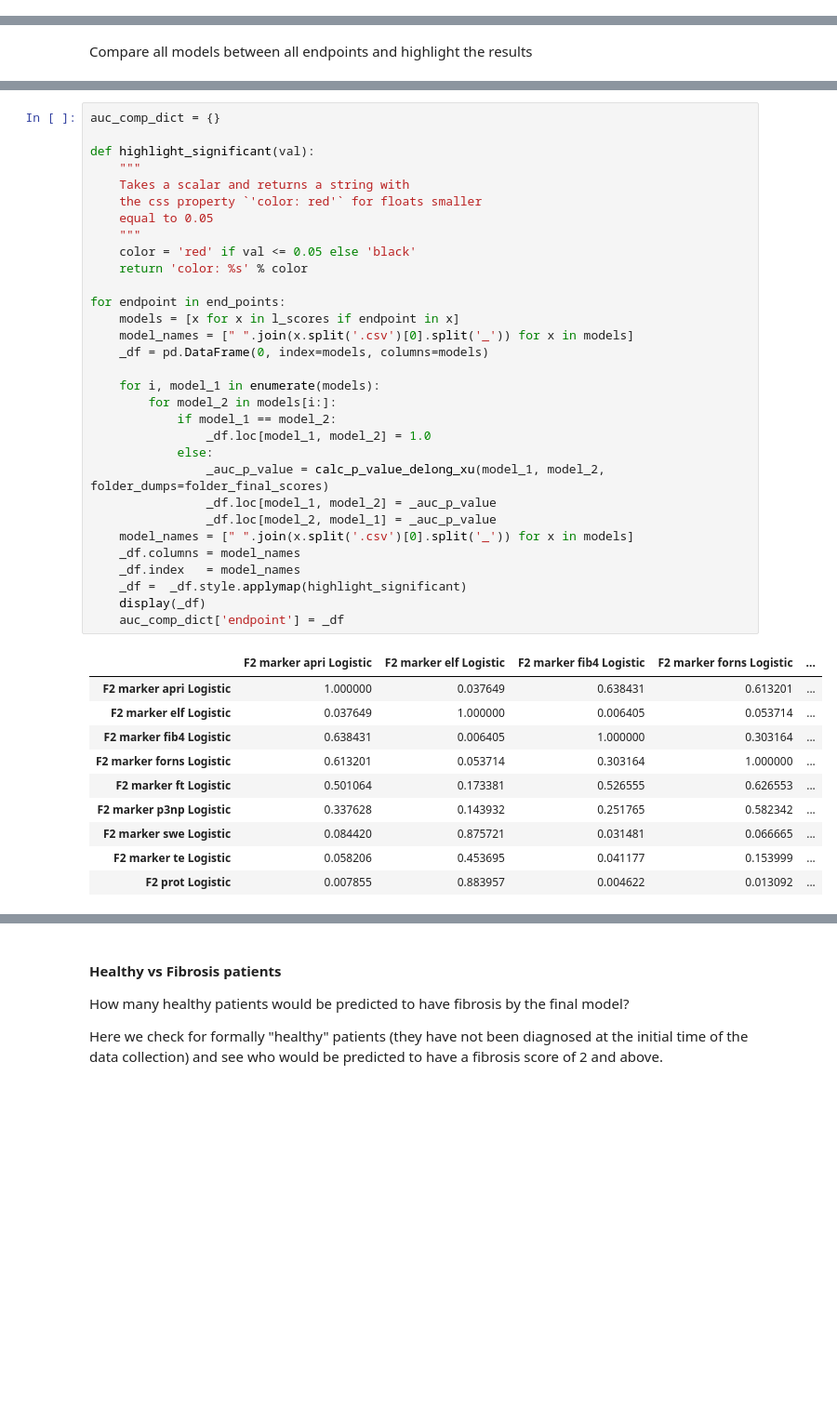
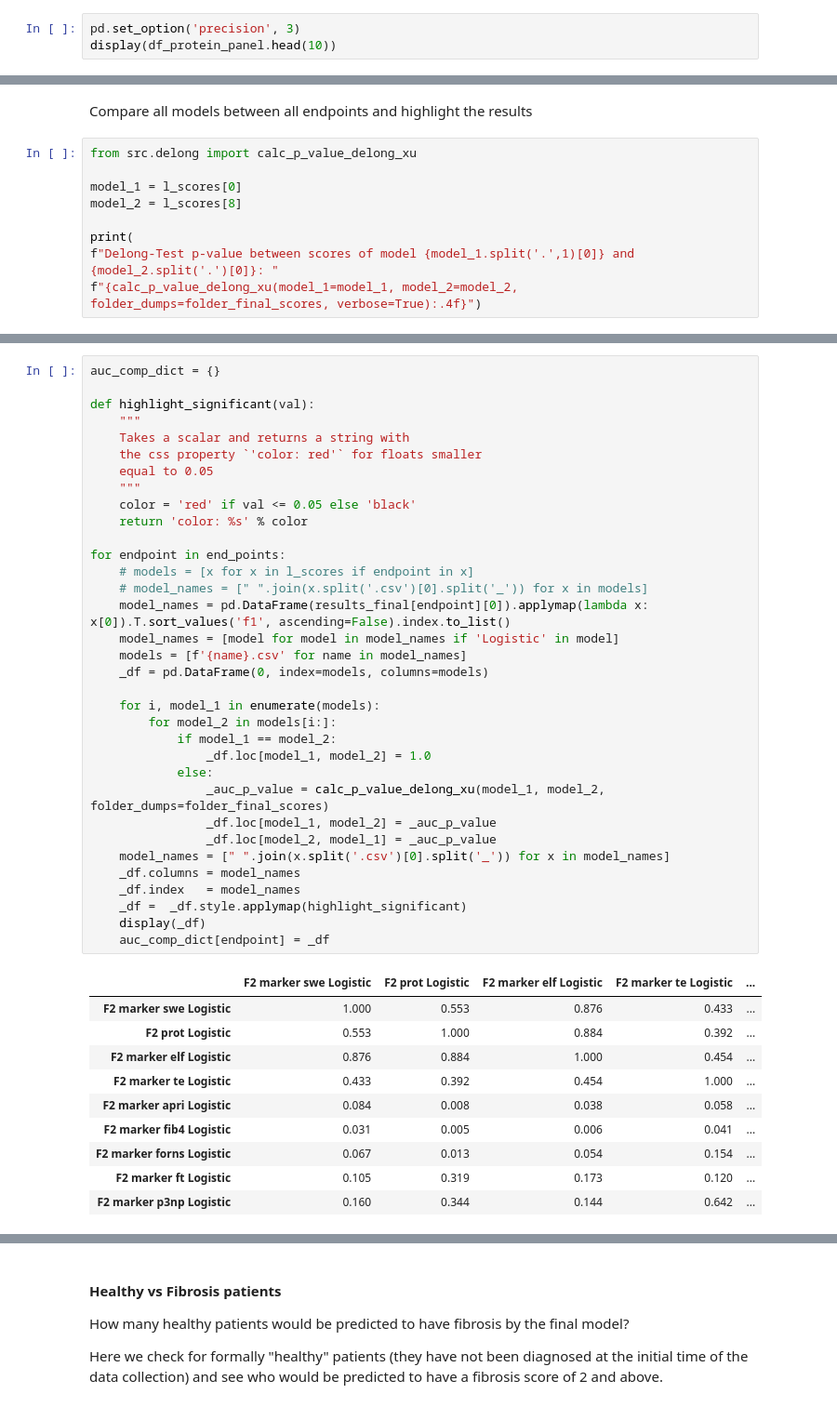
Before and after one commit to llniu/ALD-study, a Jupyter notebook: ald_analysis_hw.ipynb, the cells around one changed output, grey strips where cells are left out. Shown at 93% size. Cells and saved outputs as stored; diff of their text form; blank space fills up the shorter version.

Commit message:
add ml protein panel table, save DeLong results

```diff
--- a/ald_analysis_hw.ipynb
+++ b/ald_analysis_hw.ipynb
@@ -1500,0 +1528,3 @@ proteins_selected_I2.T
+# %%
+pd.set_option('precision', 3)
+display(df_protein_panel.head(10))
@@ -2048,2 +2090,11 @@ Delong-Test p-value between scores of model S1_prot_Logistic and S1_marker_cap_L
 # %% [markdown]
 Compare all models between all endpoints and highlight the results
+# %%
+from src.delong import calc_p_value_delong_xu
+
+model_1 = l_scores[0]
+model_2 = l_scores[8]
+
+print(
+f"Delong-Test p-value between scores of model {model_1.split('.',1)[0]} and {model_2.split('.')[0]}: "
+f"{calc_p_value_delong_xu(model_1=model_1, model_2=model_2, folder_dumps=folder_final_scores, verbose=True):.4f}")
@@ -2050,42 +2110,45 @@ Compare all models between all endpoints and highlight the results
 # %%
 auc_comp_dict = {}
 
 def highlight_significant(val):
     """
     Takes a scalar and returns a string with
     the css property `'color: red'` for floats smaller
     equal to 0.05
     """
     color = 'red' if val <= 0.05 else 'black'
     return 'color: %s' % color
 
 for endpoint in end_points:
-    models = [x for x in l_scores if endpoint in x]
-    model_names = [" ".join(x.split('.csv')[0].split('_')) for x in models]
+    # models = [x for x in l_scores if endpoint in x]
+    # model_names = [" ".join(x.split('.csv')[0].split('_')) for x in models]
+    model_names = pd.DataFrame(results_final[endpoint][0]).applymap(lambda x: x[0]).T.sort_values('f1', ascending=False).index.to_list()
+    model_names = [model for model in model_names if 'Logistic' in model]
+    models = [f'{name}.csv' for name in model_names]
     _df = pd.DataFrame(0, index=models, columns=models)
 
     for i, model_1 in enumerate(models):
         for model_2 in models[i:]:
             if model_1 == model_2:
                 _df.loc[model_1, model_2] = 1.0
             else:
                 _auc_p_value = calc_p_value_delong_xu(model_1, model_2, folder_dumps=folder_final_scores)
                 _df.loc[model_1, model_2] = _auc_p_value
                 _df.loc[model_2, model_1] = _auc_p_value
-    model_names = [" ".join(x.split('.csv')[0].split('_')) for x in models]
+    model_names = [" ".join(x.split('.csv')[0].split('_')) for x in model_names]
     _df.columns = model_names
     _df.index   = model_names
     _df =  _df.style.applymap(highlight_significant)
     display(_df)
-    auc_comp_dict['endpoint'] = _df
+    auc_comp_dict[endpoint] = _df
 # %% [output]
-|  | F2 marker apri Logistic | F2 marker elf Logistic | F2 marker fib4 Logistic | F2 marker forns Logistic | ... |
-| F2 marker apri Logistic | 1.000000 | 0.037649 | 0.638431 | 0.613201 | ... |
-| F2 marker elf Logistic | 0.037649 | 1.000000 | 0.006405 | 0.053714 | ... |
-| F2 marker fib4 Logistic | 0.638431 | 0.006405 | 1.000000 | 0.303164 | ... |
-| F2 marker forns Logistic | 0.613201 | 0.053714 | 0.303164 | 1.000000 | ... |
-| F2 marker ft Logistic | 0.501064 | 0.173381 | 0.526555 | 0.626553 | ... |
-| F2 marker p3np Logistic | 0.337628 | 0.143932 | 0.251765 | 0.582342 | ... |
-| F2 marker swe Logistic | 0.084420 | 0.875721 | 0.031481 | 0.066665 | ... |
-| F2 marker te Logistic | 0.058206 | 0.453695 | 0.041177 | 0.153999 | ... |
-| F2 prot Logistic | 0.007855 | 0.883957 | 0.004622 | 0.013092 | ... |
+|  | F2 marker swe Logistic | F2 prot Logistic | F2 marker elf Logistic | F2 marker te Logistic | ... |
+| F2 marker swe Logistic | 1.000 | 0.553 | 0.876 | 0.433 | ... |
+| F2 prot Logistic | 0.553 | 1.000 | 0.884 | 0.392 | ... |
+| F2 marker elf Logistic | 0.876 | 0.884 | 1.000 | 0.454 | ... |
+| F2 marker te Logistic | 0.433 | 0.392 | 0.454 | 1.000 | ... |
+| F2 marker apri Logistic | 0.084 | 0.008 | 0.038 | 0.058 | ... |
+| F2 marker fib4 Logistic | 0.031 | 0.005 | 0.006 | 0.041 | ... |
+| F2 marker forns Logistic | 0.067 | 0.013 | 0.054 | 0.154 | ... |
+| F2 marker ft Logistic | 0.105 | 0.319 | 0.173 | 0.120 | ... |
+| F2 marker p3np Logistic | 0.160 | 0.344 | 0.144 | 0.642 | ... |
```
Also changed, not shown: parts of 42 cells of this notebook.
